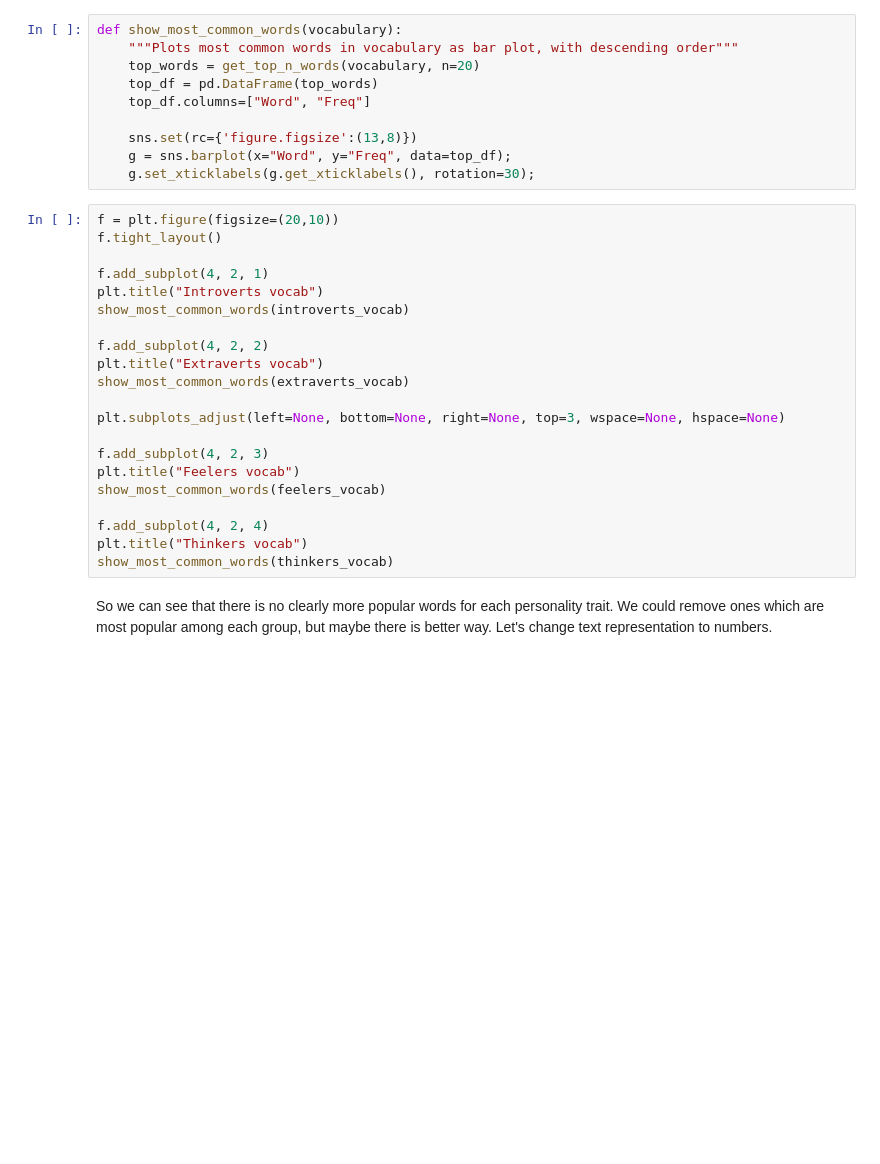
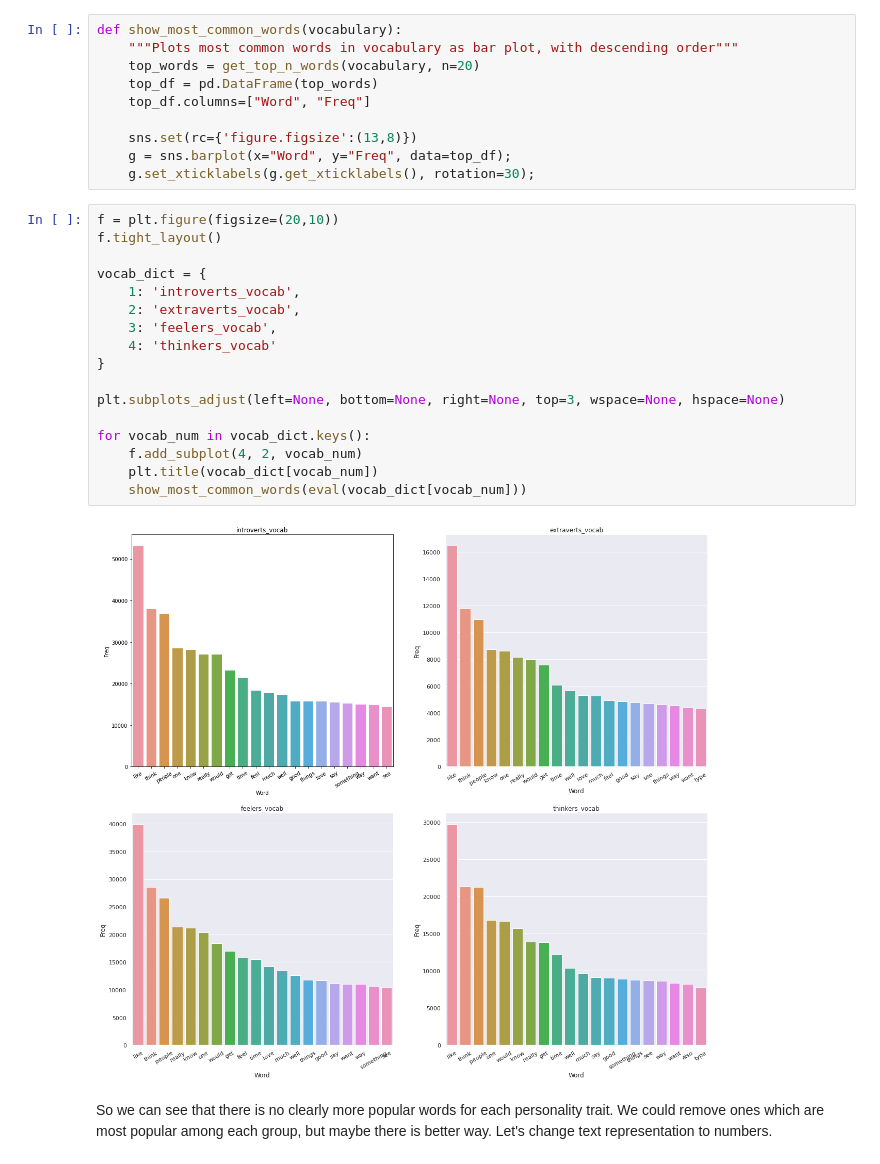
Before and after one commit to aoless/data-science-blog-post, a Jupyter notebook: Personality prediction.ipynb, the cells around one changed output. Cells and saved outputs as stored; diff of their text form; blank space fills up the shorter version.

```diff
--- a/Personality prediction.ipynb
+++ b/Personality prediction.ipynb
@@ -194,24 +263,22 @@ def show_most_common_words(vocabulary):
 # %%
 f = plt.figure(figsize=(20,10))
 f.tight_layout()
 
-f.add_subplot(4, 2, 1)
-plt.title("Introverts vocab")
-show_most_common_words(introverts_vocab)
-
-f.add_subplot(4, 2, 2)
-plt.title("Extraverts vocab")
-show_most_common_words(extraverts_vocab)
+vocab_dict = {
+    1: 'introverts_vocab',
+    2: 'extraverts_vocab',
+    3: 'feelers_vocab',
+    4: 'thinkers_vocab'
+}
 
 plt.subplots_adjust(left=None, bottom=None, right=None, top=3, wspace=None, hspace=None)
 
-f.add_subplot(4, 2, 3)
-plt.title("Feelers vocab")
-show_most_common_words(feelers_vocab)
-
-f.add_subplot(4, 2, 4)
-plt.title("Thinkers vocab")
-show_most_common_words(thinkers_vocab)
+for vocab_num in vocab_dict.keys():
+    f.add_subplot(4, 2, vocab_num)
+    plt.title(vocab_dict[vocab_num])
+    show_most_common_words(eval(vocab_dict[vocab_num]))
+# %% [output]
+[figure, added]
 # %% [markdown]
 So we can see that there is no clearly more popular words for each personality trait. We could remove ones which are most popular among each group, but maybe there is better way. Let's change text representation to numbers.
 # %%
```
Also changed, not shown: parts of 22 cells of this notebook.
